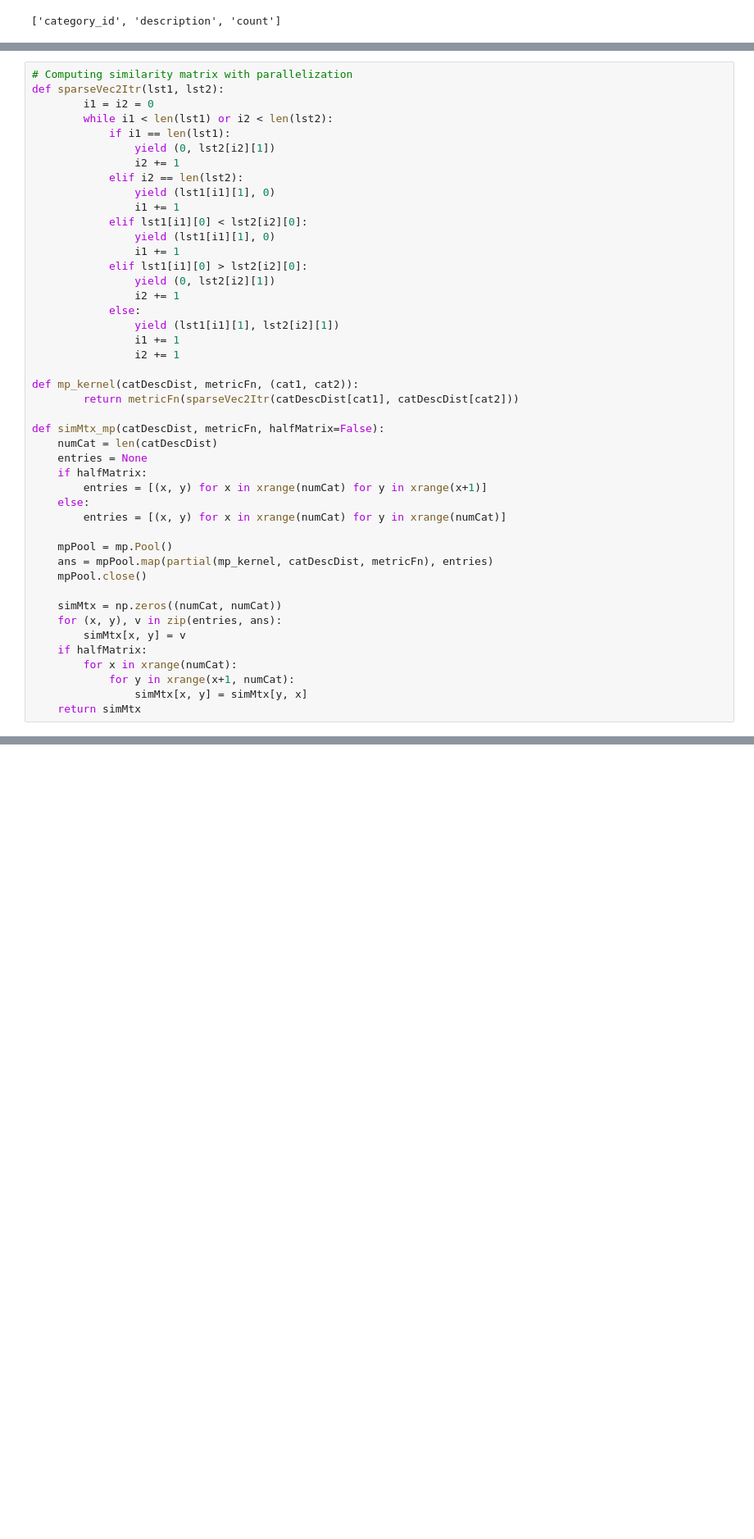
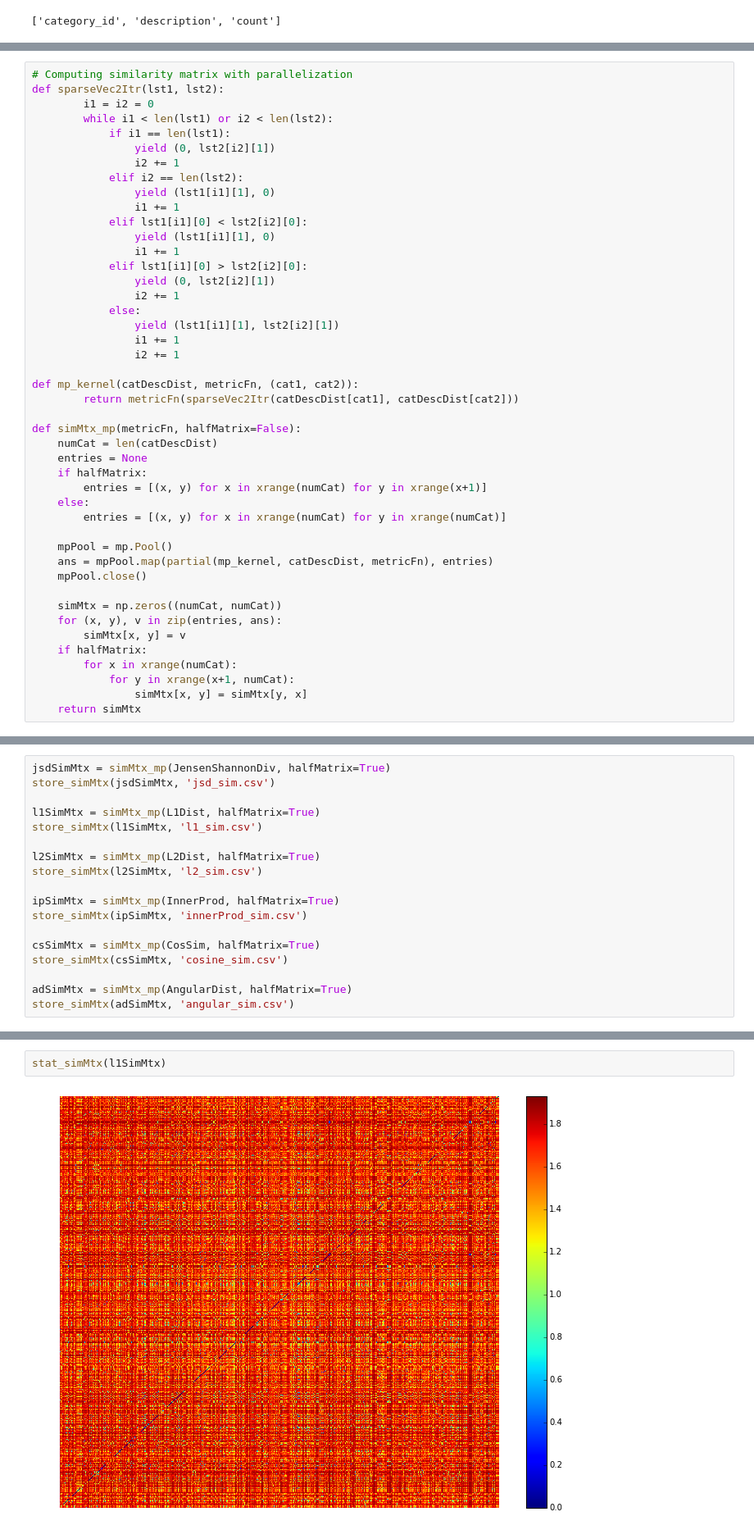
Before and after one commit to Y-W/CategoryTaxonomy, a Jupyter notebook: desc_sim.ipynb, the cells around one changed output, grey strips where cells are left out. Shown at 82% size. Cells and saved outputs as stored; diff of their text form; blank space fills up the shorter version.

```diff
--- a/desc_sim.ipynb
+++ b/desc_sim.ipynb
@@ -80,7 +80,7 @@ def sparseVec2Itr(lst1, lst2):
 def mp_kernel(catDescDist, metricFn, (cat1, cat2)):
         return metricFn(sparseVec2Itr(catDescDist[cat1], catDescDist[cat2]))
 
-def simMtx_mp(catDescDist, metricFn, halfMatrix=False):
+def simMtx_mp(metricFn, halfMatrix=False):
     numCat = len(catDescDist)
     entries = None
     if halfMatrix:
@@ -175 +224,19 @@ jsdSimMtx1 = simMtx_mp(catDescDist, JensenShannonDiv, halfMatrix=True)
+# %%
+jsdSimMtx = simMtx_mp(JensenShannonDiv, halfMatrix=True)
+store_simMtx(jsdSimMtx, 'jsd_sim.csv')
+
+l1SimMtx = simMtx_mp(L1Dist, halfMatrix=True)
+store_simMtx(l1SimMtx, 'l1_sim.csv')
+
+l2SimMtx = simMtx_mp(L2Dist, halfMatrix=True)
+store_simMtx(l2SimMtx, 'l2_sim.csv')
+
+ipSimMtx = simMtx_mp(InnerProd, halfMatrix=True)
+store_simMtx(ipSimMtx, 'innerProd_sim.csv')
+
+csSimMtx = simMtx_mp(CosSim, halfMatrix=True)
+store_simMtx(csSimMtx, 'cosine_sim.csv')
+
+adSimMtx = simMtx_mp(AngularDist, halfMatrix=True)
+store_simMtx(adSimMtx, 'angular_sim.csv')
 # %%
@@ -194,3 +261,7 @@ wave & arena (hockey) --> 0.648945081642
 wave & batters box --> 0.650234495555
 wave & badminton court --> 0.652716686585
 wave & stadium --> 0.653589039889
+# %%
+stat_simMtx(l1SimMtx)
+# %% [output]
+[figure, added]
```
Also changed, not shown: parts of 12 cells of this notebook.
